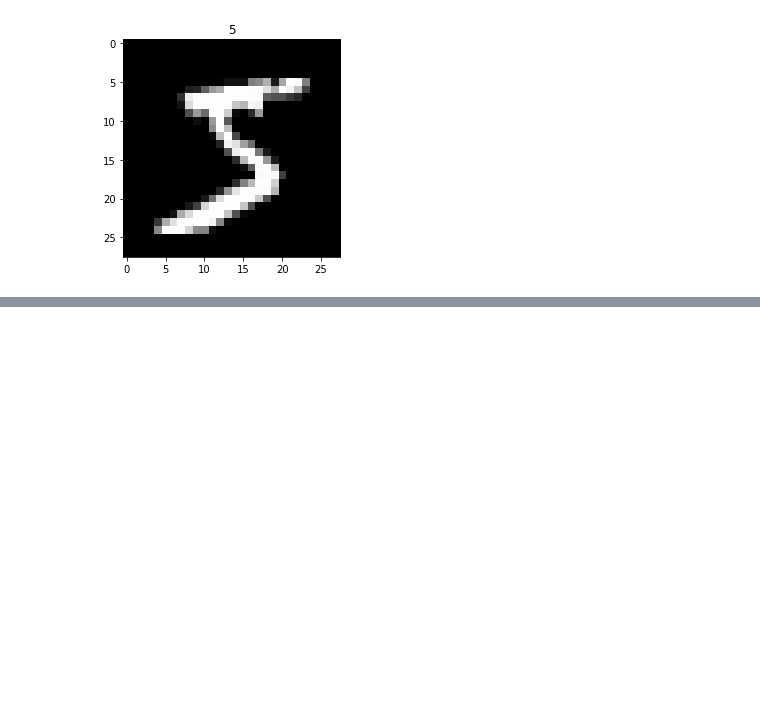
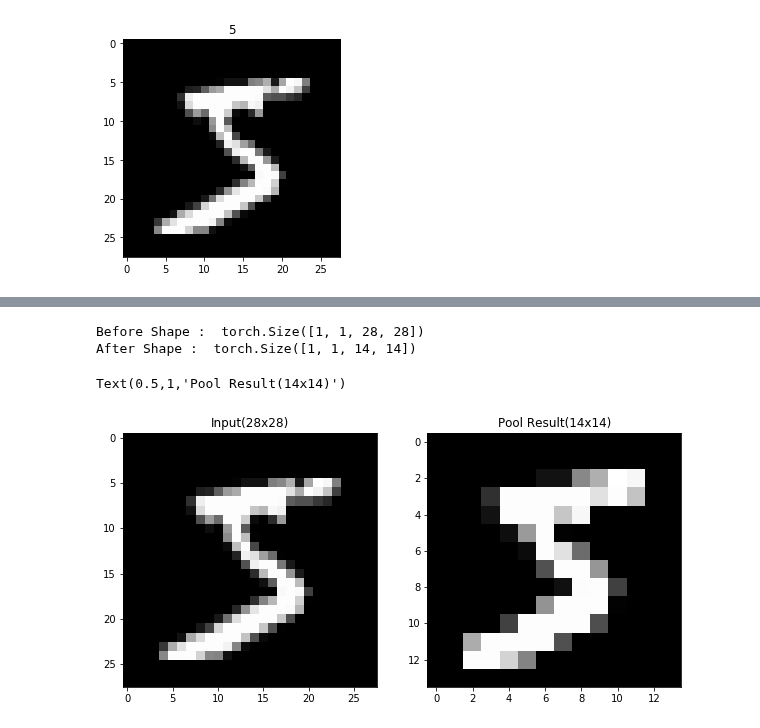
Before and after one commit to gjustin40/Pytorch-Cookbook, a Jupyter notebook: Pytorch4_1_Layers&Visualization.ipynb, the cells around one changed output, grey strips where cells are left out. Saved outputs shown, nothing was run; the diff lists cells and outputs as text; code cells hidden in the pictures; blank space fills up the shorter version.

```diff
--- a/Pytorch4_1_Layers&Visualization.ipynb
+++ b/Pytorch4_1_Layers&Visualization.ipynb
@@ -48,0 +103,22 @@ con_layer = nn.Conv2d(in_channels = 1, out_channels = 20, kernel_size = 5, stir)
+# %%
+pool_layer = F.max_pool2d(image,2,2)
+print('Before Shape : ', image.shape)
+print('After Shape : ', pool_layer.shape)
+# %% [output]
+Before Shape :  torch.Size([1, 1, 28, 28])
+After Shape :  torch.Size([1, 1, 14, 14])
+# %%
+pool_arr = torch.squeeze(pool_layer).numpy() # Pool Layer의 경우 Weight가 없기 때문에 바로 numpy() 가능
+
+plt.figure(figsize = (10, 15))
+
+plt.subplot(121)
+plt.imshow(image_arr, 'gray')
+plt.title('Input(28x28)')
+
+plt.subplot(122)
+plt.imshow(pool_arr, 'gray')
+plt.title('Pool Result(14x14)')
+# %% [output]
+Text(0.5,1,'Pool Result(14x14)')
+[figure, added]
```
Also changed, not shown: parts of 17 cells of this notebook.
